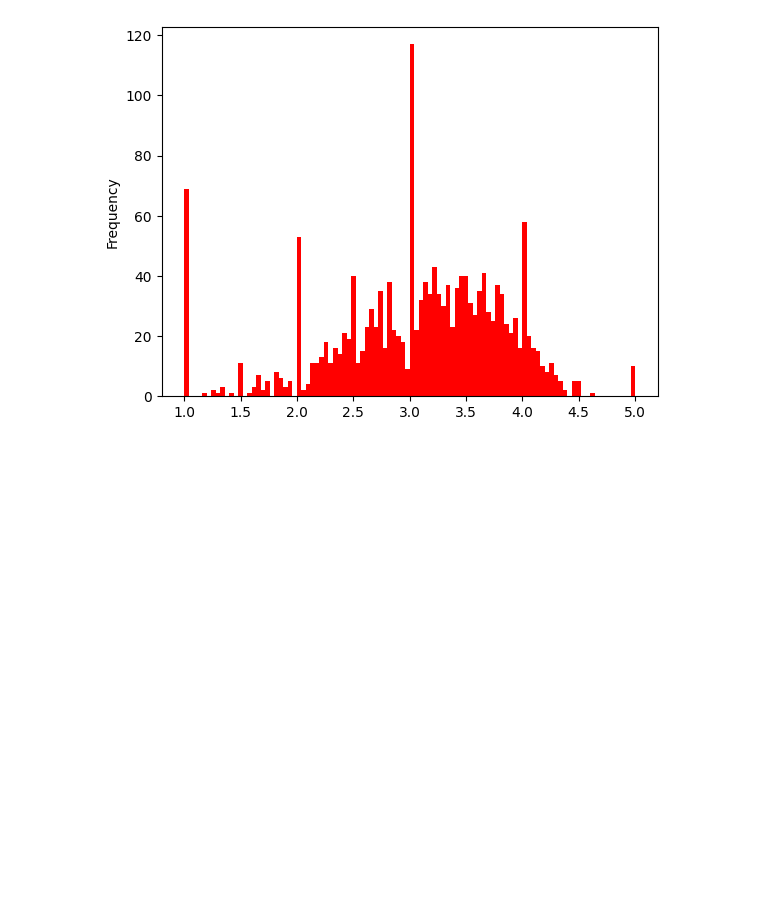
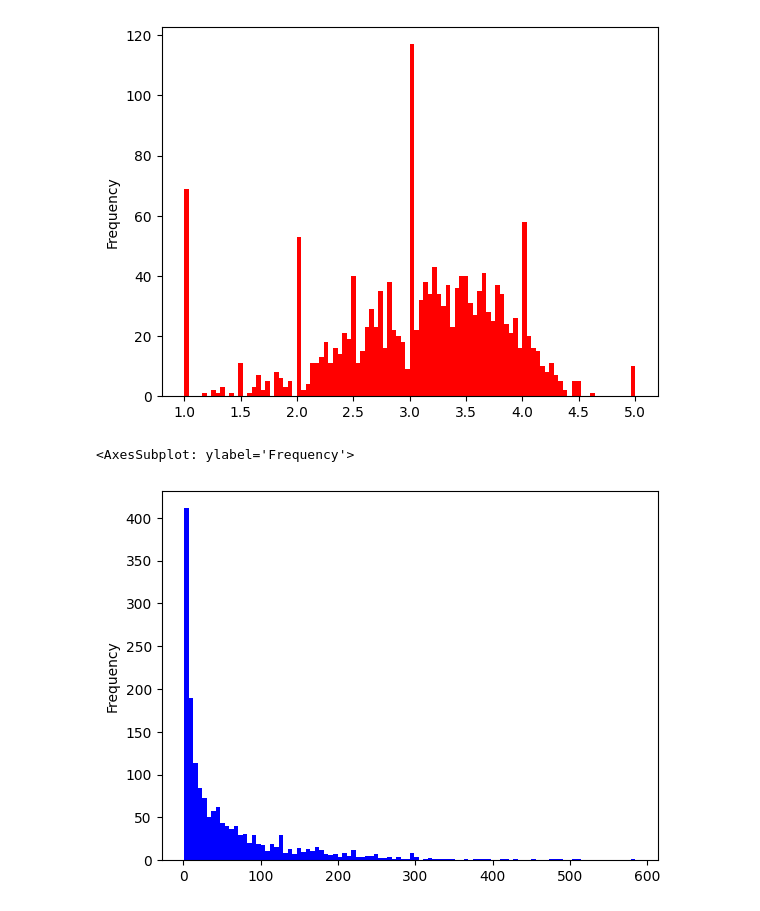
Before and after one commit to Devansh-Gupta-Official/movie-recommender-system, a Jupyter notebook: movie-recommender.ipynb, the cells around one changed output. Cells and saved outputs as stored; diff of their text form; code cells hidden in the pictures; blank space fills up the shorter version.

Commit message:
visualizing the dataset update

```diff
--- a/movie-recommender.ipynb
+++ b/movie-recommender.ipynb
@@ -234,3 +234,8 @@ df_rating['mean'].plot(bins=100, kind='hist',color='red')
 # %% [output]
 <AxesSubplot: ylabel='Frequency'>
 [figure]
+# %%
+df_rating['count'].plot(bins=100, kind='hist',color='blue')   #no. of times a movie has been rated vs no. of movies rated that many times
+# %% [output]
+<AxesSubplot: ylabel='Frequency'>
+[figure, added]
```
Also changed, not shown: parts of 3 cells of this notebook.
